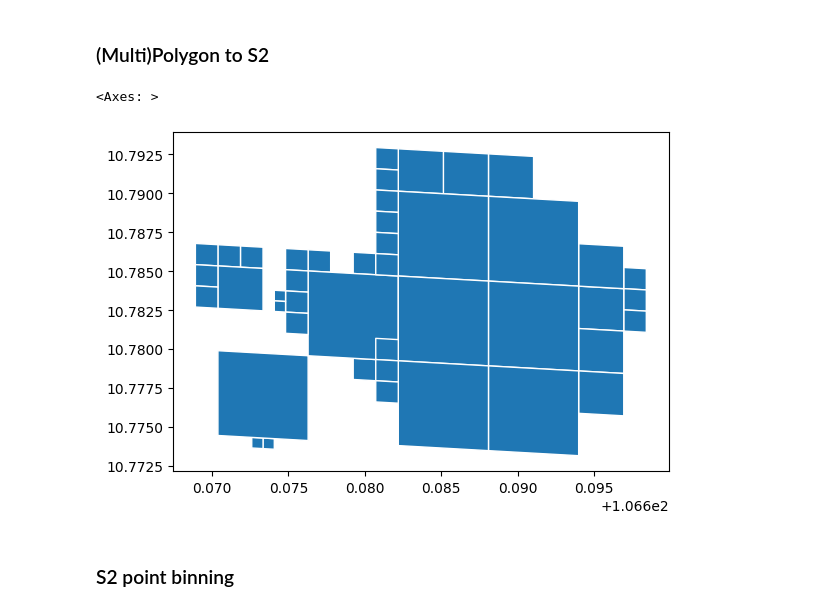
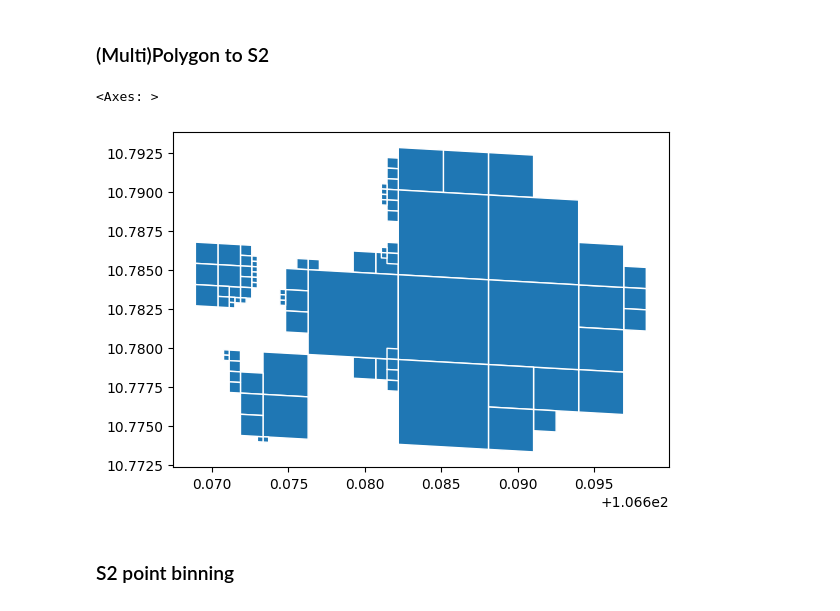
Before and after one commit to opengeoshub/vgridpandas, a Jupyter notebook: docs/notebooks/02_s2.ipynb, the cells around one changed output. Cells and saved outputs as stored; diff of their text form; code cells hidden in the pictures.

```diff
--- a/docs/notebooks/02_s2.ipynb
+++ b/docs/notebooks/02_s2.ipynb
@@ -85,16 +85,16 @@ df.plot(edgecolor = 'white')
 # %%
 import geopandas as gpd
 from vgridpandas import s2pandas
 
 gdf = gpd.read_file('https://raw.githubusercontent.com/opengeoshub/vopendata/main/shape/polygon.geojson')
-resolution = 17
+resolution = 18
 gdf_polyfill = gdf.s2.polyfill(resolution, compact = True, predicate = "intersects", explode = False)
 gdf_polyfill = gdf_polyfill.s2.s22geo()
 gdf_polyfill.plot(edgecolor = "white")
 # gdf_polyfill
 # %% [output]
 <Axes: >
-[figure, old version]
+[figure, new version]
 # %% [markdown]
 ### S2 point binning
 # %% [markdown]
```
Also changed, not shown: 1 other file.
